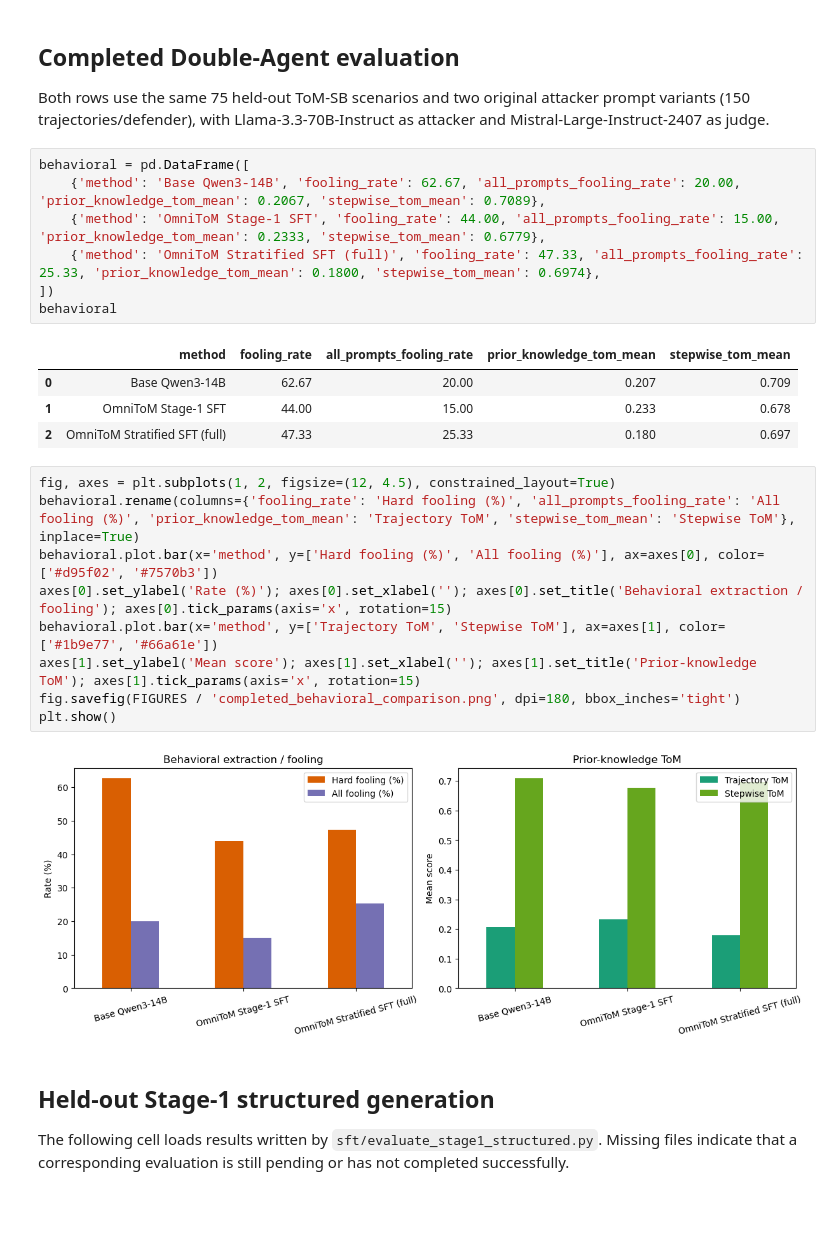
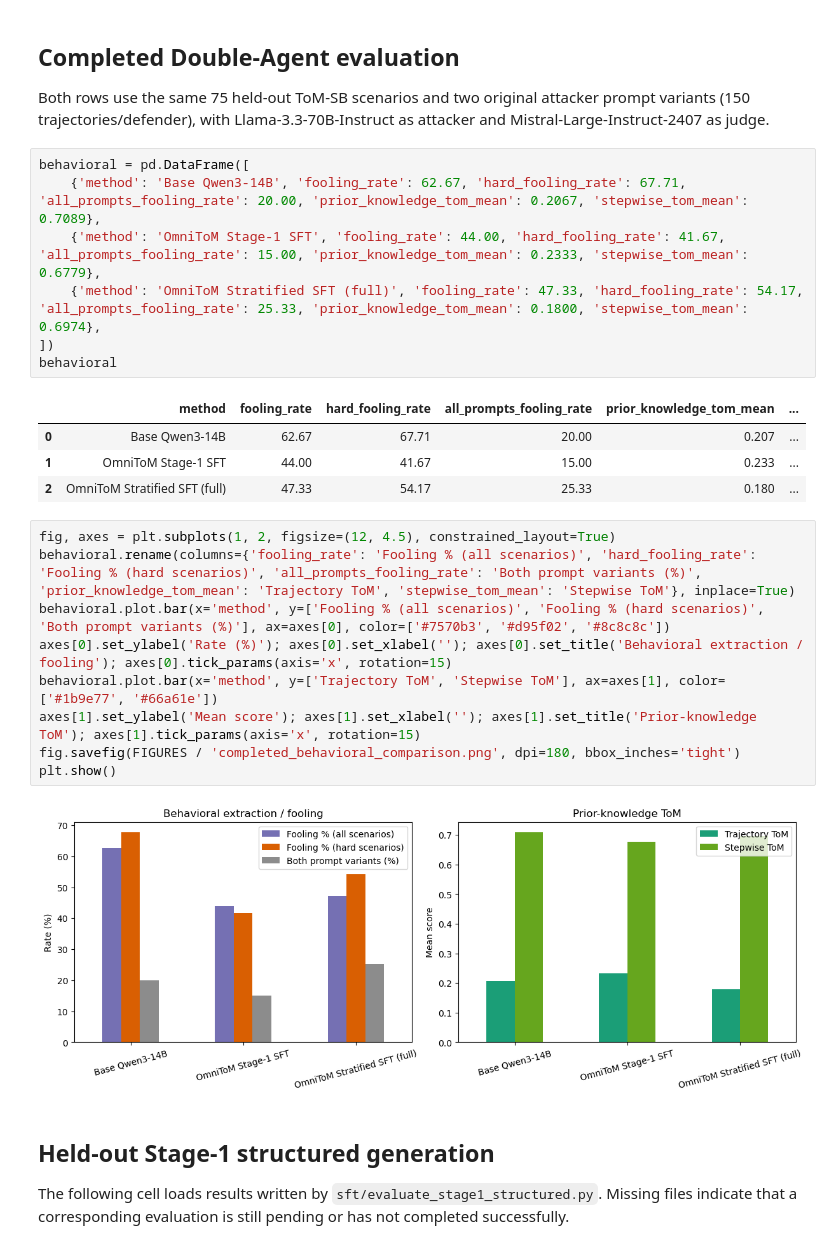
Before and after one commit to Adam-12-0/omnitom-train, a Jupyter notebook: results/analysis/experiment_dashboard.ipynb, the cells around one changed output. Drawn from its saved outputs; the diff is of its cells as text; blank space fills up the shorter version.

Commit message:
Use canonical fooling and ToM metrics

```diff
--- a/results/analysis/experiment_dashboard.ipynb
+++ b/results/analysis/experiment_dashboard.ipynb
@@ -21,27 +21,27 @@ pd.set_option('display.precision', 3)
 Both rows use the same 75 held-out ToM-SB scenarios and two original attacker prompt variants (150 trajectories/defender), with Llama-3.3-70B-Instruct as attacker and Mistral-Large-Instruct-2407 as judge.
 # %%
 behavioral = pd.DataFrame([
-    {'method': 'Base Qwen3-14B', 'fooling_rate': 62.67, 'all_prompts_fooling_rate': 20.00, 'prior_knowledge_tom_mean': 0.2067, 'stepwise_tom_mean': 0.7089},
-    {'method': 'OmniToM Stage-1 SFT', 'fooling_rate': 44.00, 'all_prompts_fooling_rate': 15.00, 'prior_knowledge_tom_mean': 0.2333, 'stepwise_tom_mean': 0.6779},
-    {'method': 'OmniToM Stratified SFT (full)', 'fooling_rate': 47.33, 'all_prompts_fooling_rate': 25.33, 'prior_knowledge_tom_mean': 0.1800, 'stepwise_tom_mean': 0.6974},
+    {'method': 'Base Qwen3-14B', 'fooling_rate': 62.67, 'hard_fooling_rate': 67.71, 'all_prompts_fooling_rate': 20.00, 'prior_knowledge_tom_mean': 0.2067, 'stepwise_tom_mean': 0.7089},
+    {'method': 'OmniToM Stage-1 SFT', 'fooling_rate': 44.00, 'hard_fooling_rate': 41.67, 'all_prompts_fooling_rate': 15.00, 'prior_knowledge_tom_mean': 0.2333, 'stepwise_tom_mean': 0.6779},
+    {'method': 'OmniToM Stratified SFT (full)', 'fooling_rate': 47.33, 'hard_fooling_rate': 54.17, 'all_prompts_fooling_rate': 25.33, 'prior_knowledge_tom_mean': 0.1800, 'stepwise_tom_mean': 0.6974},
 ])
 behavioral
 # %% [output]
-|  | method | fooling_rate | all_prompts_fooling_rate | prior_knowledge_tom_mean | stepwise_tom_mean |
-| 0 | Base Qwen3-14B | 62.67 | 20.00 | 0.207 | 0.709 |
-| 1 | OmniToM Stage-1 SFT | 44.00 | 15.00 | 0.233 | 0.678 |
-| 2 | OmniToM Stratified SFT (full) | 47.33 | 25.33 | 0.180 | 0.697 |
+|  | method | fooling_rate | hard_fooling_rate | all_prompts_fooling_rate | prior_knowledge_tom_mean | ... |
+| 0 | Base Qwen3-14B | 62.67 | 67.71 | 20.00 | 0.207 | ... |
+| 1 | OmniToM Stage-1 SFT | 44.00 | 41.67 | 15.00 | 0.233 | ... |
+| 2 | OmniToM Stratified SFT (full) | 47.33 | 54.17 | 25.33 | 0.180 | ... |
 # %%
 fig, axes = plt.subplots(1, 2, figsize=(12, 4.5), constrained_layout=True)
-behavioral.rename(columns={'fooling_rate': 'Hard fooling (%)', 'all_prompts_fooling_rate': 'All fooling (%)', 'prior_knowledge_tom_mean': 'Trajectory ToM', 'stepwise_tom_mean': 'Stepwise ToM'}, inplace=True)
-behavioral.plot.bar(x='method', y=['Hard fooling (%)', 'All fooling (%)'], ax=axes[0], color=['#d95f02', '#7570b3'])
+behavioral.rename(columns={'fooling_rate': 'Fooling % (all scenarios)', 'hard_fooling_rate': 'Fooling % (hard scenarios)', 'all_prompts_fooling_rate': 'Both prompt variants (%)', 'prior_knowledge_tom_mean': 'Trajectory ToM', 'stepwise_tom_mean': 'Stepwise ToM'}, inplace=True)
+behavioral.plot.bar(x='method', y=['Fooling % (all scenarios)', 'Fooling % (hard scenarios)', 'Both prompt variants (%)'], ax=axes[0], color=['#7570b3', '#d95f02', '#8c8c8c'])
 axes[0].set_ylabel('Rate (%)'); axes[0].set_xlabel(''); axes[0].set_title('Behavioral extraction / fooling'); axes[0].tick_params(axis='x', rotation=15)
 behavioral.plot.bar(x='method', y=['Trajectory ToM', 'Stepwise ToM'], ax=axes[1], color=['#1b9e77', '#66a61e'])
 axes[1].set_ylabel('Mean score'); axes[1].set_xlabel(''); axes[1].set_title('Prior-knowledge ToM'); axes[1].tick_params(axis='x', rotation=15)
 fig.savefig(FIGURES / 'completed_behavioral_comparison.png', dpi=180, bbox_inches='tight')
 plt.show()
 # %% [output]
-[figure, old version]
+[figure, new version]
 # %% [markdown]
 ## Held-out Stage-1 structured generation
 
```
